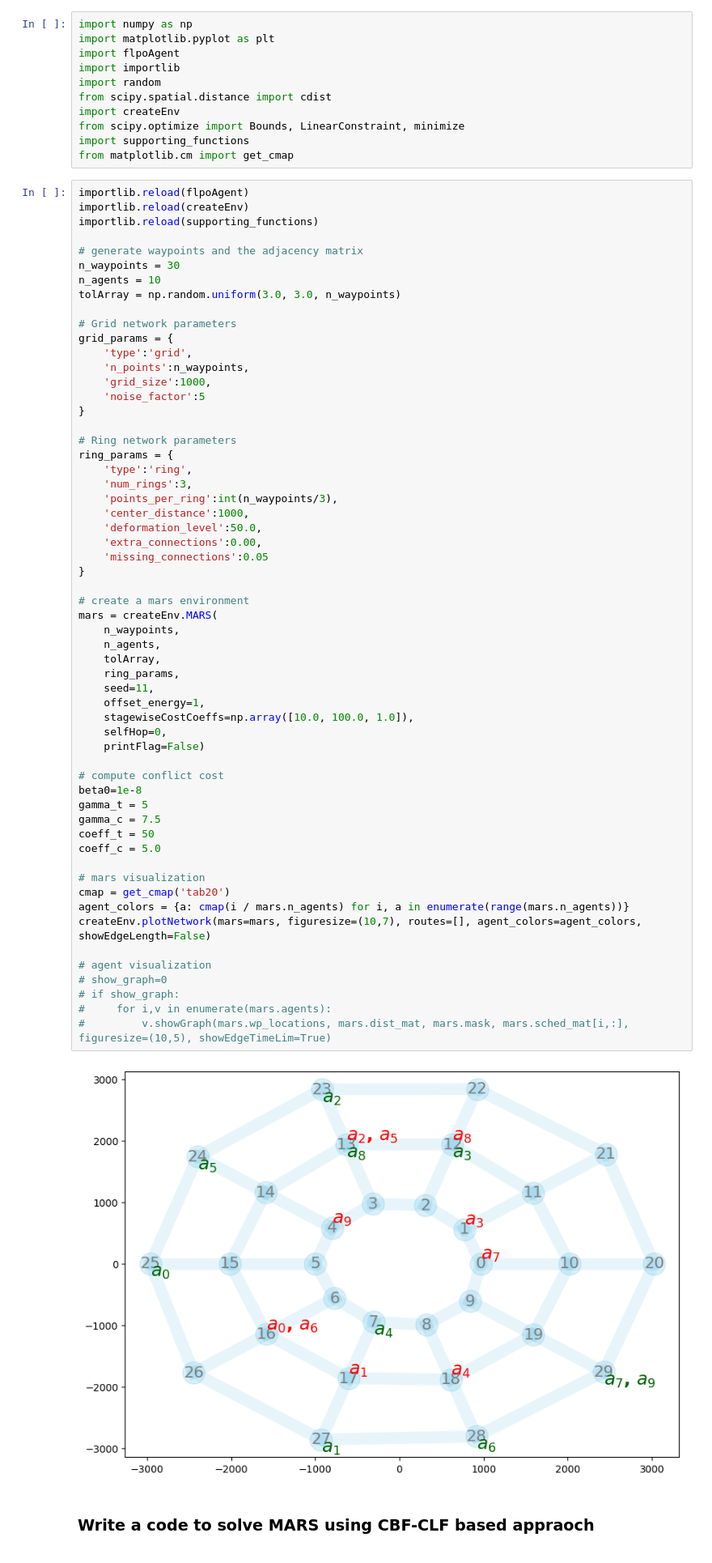
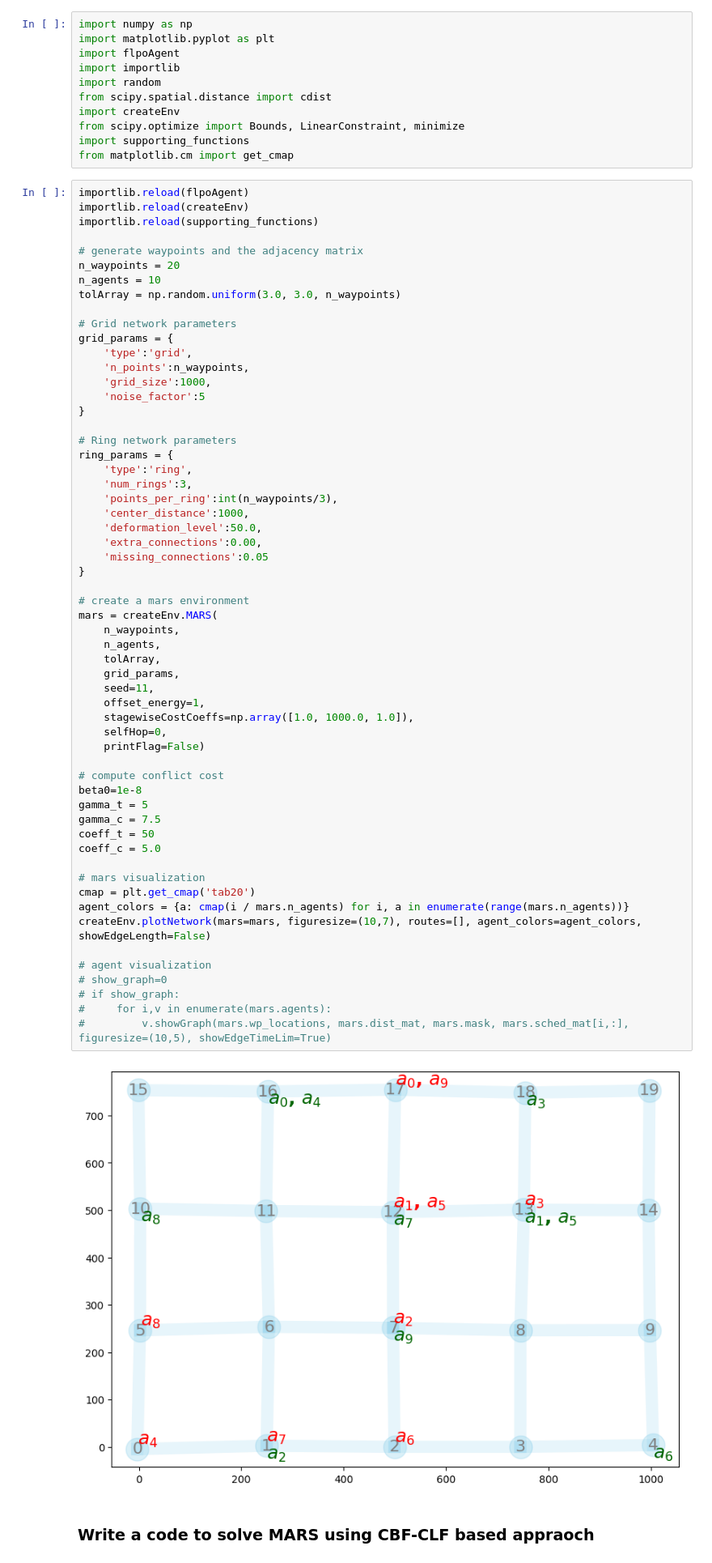
Before and after one commit to dt-1729/ULI_NASA, a Jupyter notebook: UTM_scheduling_and_routing/test_CLF_CBF.ipynb, the cells around one changed output. Shown: that part at 81% size. Saved outputs shown, nothing was run; the diff lists cells and outputs as text.

```diff
--- a/UTM_scheduling_and_routing/test_CLF_CBF.ipynb
+++ b/UTM_scheduling_and_routing/test_CLF_CBF.ipynb
@@ -15,7 +15,7 @@ importlib.reload(createEnv)
 importlib.reload(supporting_functions)
 
 # generate waypoints and the adjacency matrix
-n_waypoints = 30
+n_waypoints = 20
 n_agents = 10
 tolArray = np.random.uniform(3.0, 3.0, n_waypoints)
 
@@ -38,37 +38,37 @@ ring_params = {
     'missing_connections':0.05
 }
 
 # create a mars environment
 mars = createEnv.MARS(
     n_waypoints,
     n_agents,
     tolArray,
-    ring_params,
+    grid_params,
     seed=11,
     offset_energy=1,
-    stagewiseCostCoeffs=np.array([10.0, 100.0, 1.0]),
+    stagewiseCostCoeffs=np.array([1.0, 1000.0, 1.0]),
     selfHop=0,
     printFlag=False)
 
 # compute conflict cost
 beta0=1e-8
 gamma_t = 5
 gamma_c = 7.5
 coeff_t = 50
 coeff_c = 5.0
 
 # mars visualization
-cmap = get_cmap('tab20')
+cmap = plt.get_cmap('tab20')
 agent_colors = {a: cmap(i / mars.n_agents) for i, a in enumerate(range(mars.n_agents))}
 createEnv.plotNetwork(mars=mars, figuresize=(10,7), routes=[], agent_colors=agent_colors, showEdgeLength=False)
 
 # agent visualization
 # show_graph=0
 # if show_graph:
 #     for i,v in enumerate(mars.agents):
 #         v.showGraph(mars.wp_locations, mars.dist_mat, mars.mask, mars.sched_mat[i,:], figuresize=(10,5), showEdgeTimeLim=True)
 # %% [output]
-[figure, old version]
+[figure, new version]
 # %% [markdown]
 ### Write a code to solve MARS using CBF-CLF based appraoch
 # %%
```
Also changed, not shown: parts of 8 cells of this notebook, 2 other files.
